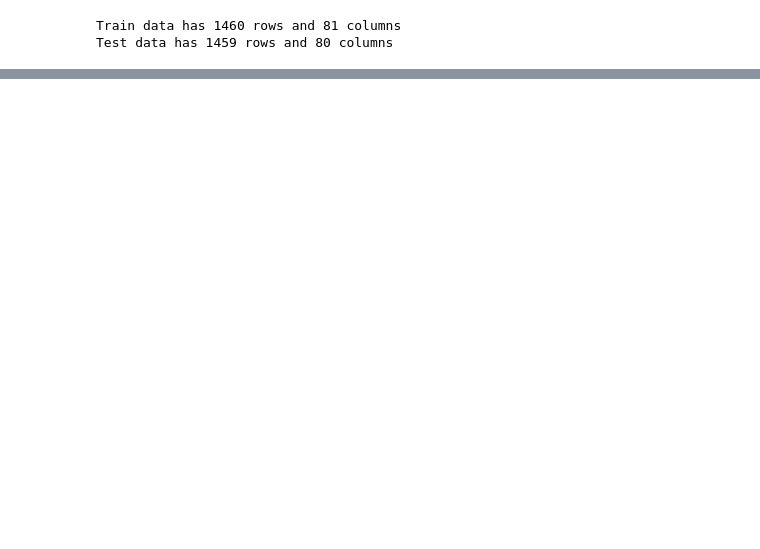
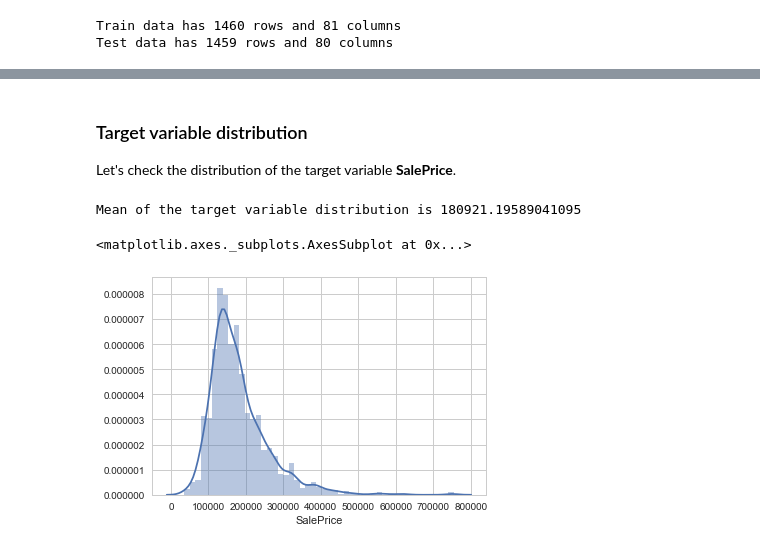
Before and after one commit to cyuss/house_prices, a Jupyter notebook: notebooks/exploration.ipynb, the cells around one changed output, grey strips where cells are left out. Saved outputs shown, nothing was run; the diff lists cells and outputs as text; code cells hidden in the pictures; blank space fills up the shorter version.

```diff
--- a/notebooks/exploration.ipynb
+++ b/notebooks/exploration.ipynb
@@ -51,0 +110,11 @@ Index(['LotFrontage', 'Alley', 'MasVnrType', 'MasVnrArea', 'BsmtQual',
+# %% [markdown]
+### Target variable distribution
+Let's check the distribution of the target variable **SalePrice**.
+# %%
+# target variable distribution - SalePrice
+print('Mean of the target variable distribution is {}'.format(train['SalePrice'].mean()))
+sns.distplot(train['SalePrice'])
+# %% [output]
+Mean of the target variable distribution is 180921.19589041095
+<matplotlib.axes._subplots.AxesSubplot at 0x...>
+[figure, added]
```
Also changed, not shown: parts of 24 cells of this notebook.
